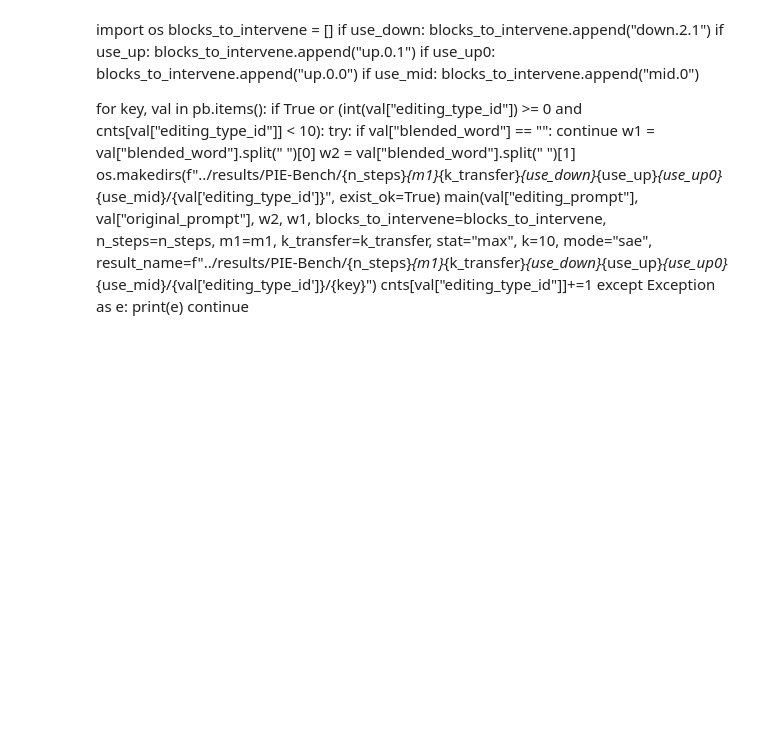
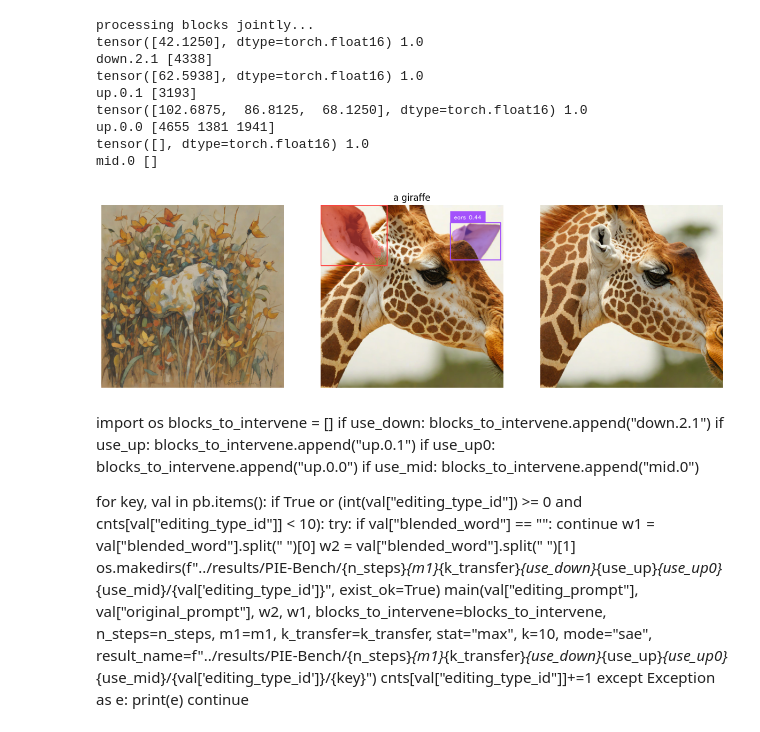
Before and after one commit to wendlerc/sdxl-unbox, a Jupyter notebook: notebooks/gsam_meets_latent_clip.ipynb, the cells around one changed output. Cells and saved outputs as stored; diff of their text form; code cells hidden in the pictures; blank space fills up the shorter version.

```diff
--- a/notebooks/gsam_meets_latent_clip.ipynb
+++ b/notebooks/gsam_meets_latent_clip.ipynb
@@ -472,3 +512,21 @@ print(cnts)
+# %%
+# example for ablation
+main("", "a giraffe", "#everything", "ears",
+    blocks_to_intervene=["down.2.1", "up.0.1", "up.0.0", "mid.0"],
+    n_steps=4, m1=1.00, k_transfer=5, stat="quantile", k=10, mode="sae_ablation",
+    combine_blocks=True,
+    result_name=None,)
+# %% [output]
+processing blocks jointly...
+tensor([42.1250], dtype=torch.float16) 1.0
+down.2.1 [4338]
+tensor([62.5938], dtype=torch.float16) 1.0
+up.0.1 [3193]
+tensor([102.6875,  86.8125,  68.1250], dtype=torch.float16) 1.0
+up.0.0 [4655 1381 1941]
+tensor([], dtype=torch.float16) 1.0
+mid.0 []
+[figure, added]
 # %%
 main("a giraffe", "2 people", "giraffe", "person",
                     blocks_to_intervene=["down.2.1"],
```
Also changed, not shown: parts of 4 cells of this notebook.
